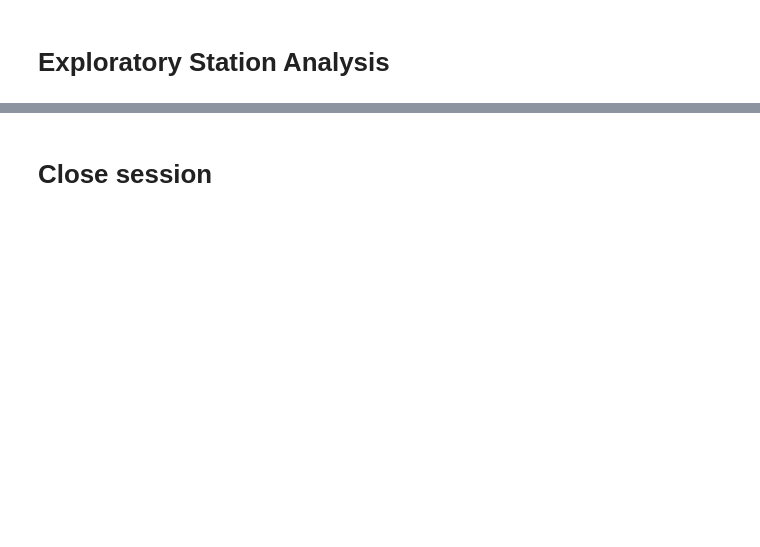
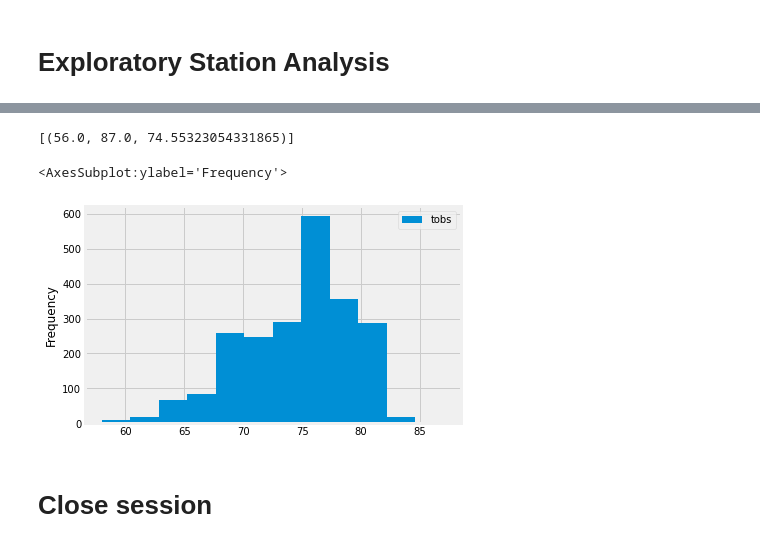
Before and after one commit to kieranmcaleer/sqlalchemy-challenge, a Jupyter notebook: climate_starter.ipynb, the cells around one changed output, grey strips where cells are left out. Drawn from its saved outputs; the diff is of its cells as text; code cells hidden in the pictures; blank space fills up the shorter version.

Commit message:
Finished Exploratory Station Analysis

```diff
--- a/climate_starter.ipynb
+++ b/climate_starter.ipynb
@@ -94,8 +118,22 @@ AttributeError: 'DataFrame' object has no attribute 'summary'
 # %%
 # Using the most active station id from the previous query, calculate the lowest, highest, and average temperature.
+most_active_station = station_and_count[1][0]
+
+low_and_high = session.query(func.min(Measurement.tobs),func.max(Measurement.tobs),func.avg(Measurement.tobs)).filter(Measurement.station == most_active_station).all()
+low_and_high
+# %% [output]
+[(56.0, 87.0, 74.55323054331865)]
 # %%
 # Using the most active station id
 # Query the last 12 months of temperature observation data for this station and plot the results as a histogram
+temp_one_year = session.query(Measurement.date, Measurement.tobs).filter(Measurement.date.between(year_ago,date[0])).all()
+temp_one_year_df = pd.DataFrame().from_records(temp_one_year, columns =['date', 'tobs'])
+
+temp_one_year_df.plot.hist(bins=12)
+plt.xlabel
+# %% [output]
+<AxesSubplot:ylabel='Frequency'>
+[figure, added]
 # %% [markdown]
 # Close session
 # %%
```
Also changed, not shown: parts of 4 cells of this notebook.
